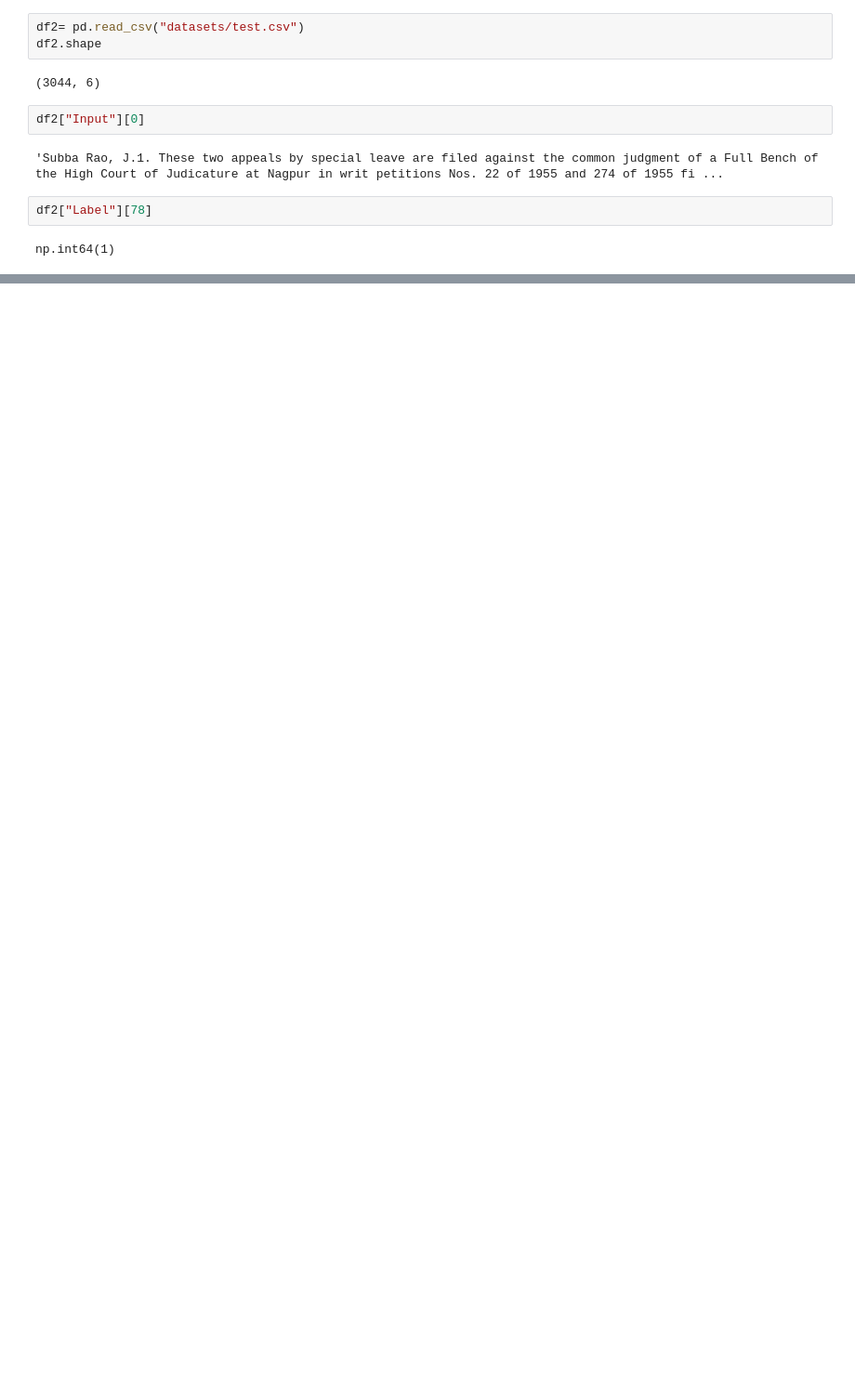
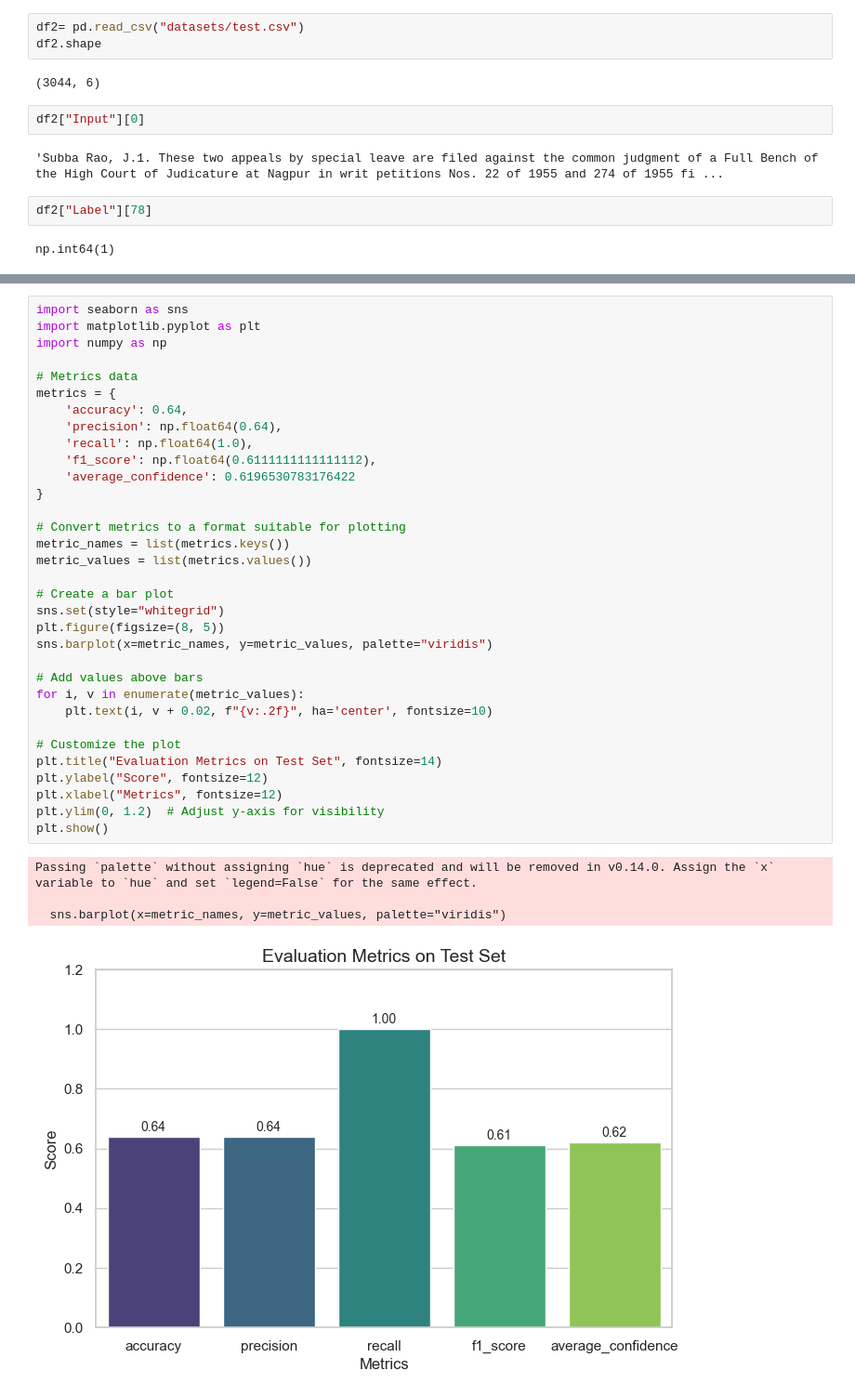
Before and after one commit to shivamlth27/Predicting-Judgment-decisions-using-LLM, a Jupyter notebook: train.ipynb, the cells around one changed output, grey strips where cells are left out. Shown at 93% size. Saved outputs shown, nothing was run; the diff lists cells and outputs as text; blank space fills up the shorter version.

```diff
--- a/train.ipynb
+++ b/train.ipynb
@@ -234,0 +258,38 @@ np.int64(1)
+# %%
+import seaborn as sns
+import matplotlib.pyplot as plt
+import numpy as np
+
+# Metrics data
+metrics = {
+    'accuracy': 0.64,
+    'precision': np.float64(0.64),
+    'recall': np.float64(1.0),
+    'f1_score': np.float64(0.6111111111111112),
+    'average_confidence': 0.6196530783176422
+}
+
+# Convert metrics to a format suitable for plotting
+metric_names = list(metrics.keys())
+metric_values = list(metrics.values())
+
+# Create a bar plot
+sns.set(style="whitegrid")
+plt.figure(figsize=(8, 5))
+sns.barplot(x=metric_names, y=metric_values, palette="viridis")
+
+# Add values above bars
+for i, v in enumerate(metric_values):
+    plt.text(i, v + 0.02, f"{v:.2f}", ha='center', fontsize=10)
+
+# Customize the plot
+plt.title("Evaluation Metrics on Test Set", fontsize=14)
+plt.ylabel("Score", fontsize=12)
+plt.xlabel("Metrics", fontsize=12)
+plt.ylim(0, 1.2)  # Adjust y-axis for visibility
+plt.show()
+# %% [output]
+Passing `palette` without assigning `hue` is deprecated and will be removed in v0.14.0. Assign the `x` variable to `hue` and set `legend=False` for the same effect.
+
+  sns.barplot(x=metric_names, y=metric_values, palette="viridis")
+[figure, added]
```
Also changed, not shown: parts of 13 cells of this notebook, 1 other file.
